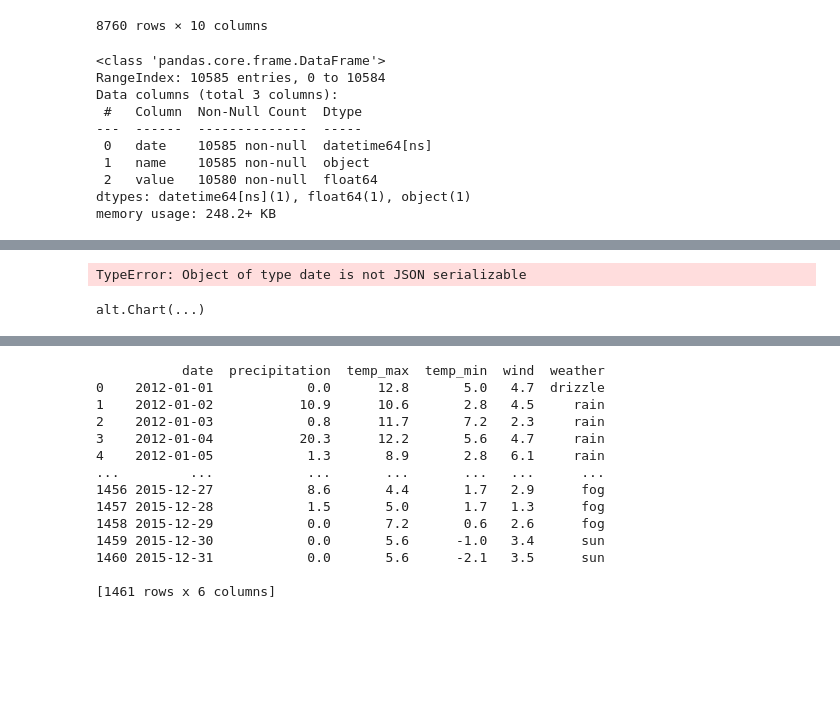
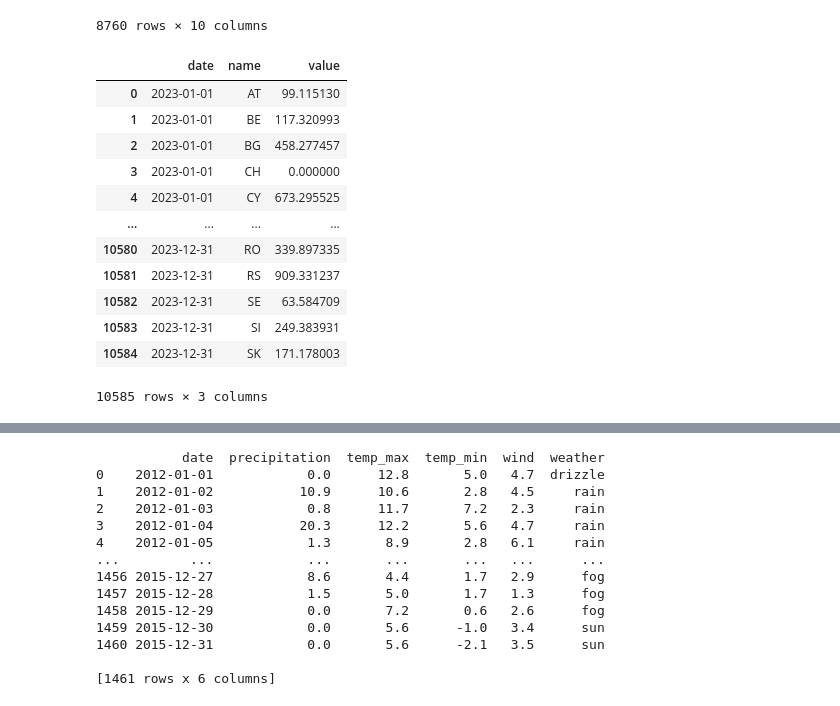
Before and after one commit to javier99o/VD_practica, a Jupyter notebook: Programa copy.ipynb, the cells around one changed output, grey strips where cells are left out. Cells and saved outputs as stored; diff of their text form; code cells hidden in the pictures; blank space fills up the shorter version.

```diff
--- a/Programa copy.ipynb
+++ b/Programa copy.ipynb
@@ -516,18 +516,21 @@ df_emis = pd.melt(df_emis, id_vars=['datetime', 'date'], var_name='name', value_
 df_emis_avg = df_emis.copy().groupby(['date','name']).agg({'value': 'mean'}).reset_index()
 # %%
 df_emis_avg['date'] = pd.to_datetime(df_emis_avg['date'])
-df_emis_avg.info()
+df_emis_avg
 # %% [output]
+|  | date | name | value |
+| 0 | 2023-01-01 | AT | 99.115130 |
+| 1 | 2023-01-01 | BE | 117.320993 |
+| 2 | 2023-01-01 | BG | 458.277457 |
+| 3 | 2023-01-01 | CH | 0.000000 |
+| 4 | 2023-01-01 | CY | 673.295525 |
+| ... | ... | ... | ... |
+| 10580 | 2023-12-31 | RO | 339.897335 |
+| 10581 | 2023-12-31 | RS | 909.331237 |
+| 10582 | 2023-12-31 | SE | 63.584709 |
+| 10583 | 2023-12-31 | SI | 249.383931 |
+| 10584 | 2023-12-31 | SK | 171.178003 |
-<class 'pandas.core.frame.DataFrame'>
-RangeIndex: 10585 entries, 0 to 10584
-Data columns (total 3 columns):
- #   Column  Non-Null Count  Dtype
----  ------  --------------  -----
- 0   date    10585 non-null  datetime64[ns]
- 1   name    10585 non-null  object
- 2   value   10580 non-null  float64
-dtypes: datetime64[ns](1), float64(1), object(1)
-memory usage: 248.2+ KB
+10585 rows × 3 columns
 # %%
 alt.Chart(df_emis_avg[df_emis_avg['name']=='ES'], title="Daily Max Temperatures (C) in Seattle, WA").mark_rect().encode(
     alt.X("date(date):O").title("Day").axis(format="%e", labelAngle=0),
@@ -560,25 +563,3 @@ alt.Chart(df_emis_avg[df_emis_avg['name']=='DE'], title="Daily Max Temperatures
     domain=False)
 # %% [output]
 [interactive output not drawn]
-# %%
-# Create the chart
-chart = alt.Chart(df_emis_avg, title="Daily Max Temperatures (C) in Seattle, WA").mark_rect().encode(
-    alt.X("date(date):O").title("Day").axis(format="%e", labelAngle=0),
-    alt.Y("month(date):O").title("Month"),
-    alt.Color("value").title(None),
-    tooltip=[
-        alt.Tooltip("monthdate(date)", title="Date"),
-        alt.Tooltip("value", title="Max Temp"),
-    ],
-).configure_view(
-    step=13,
-    strokeWidth=0
-).configure_axis(
-    domain=False
-)
-
-# Display the chart
-chart
-# %% [output]
-TypeError: Object of type date is not JSON serializable
-alt.Chart(...)
```
Also changed, not shown: parts of 1 cell of this notebook, 1 other file.
